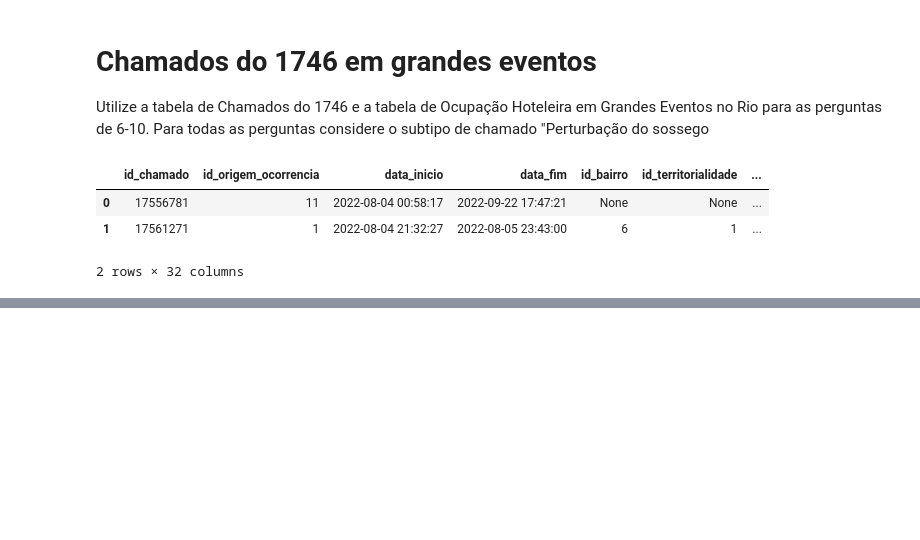
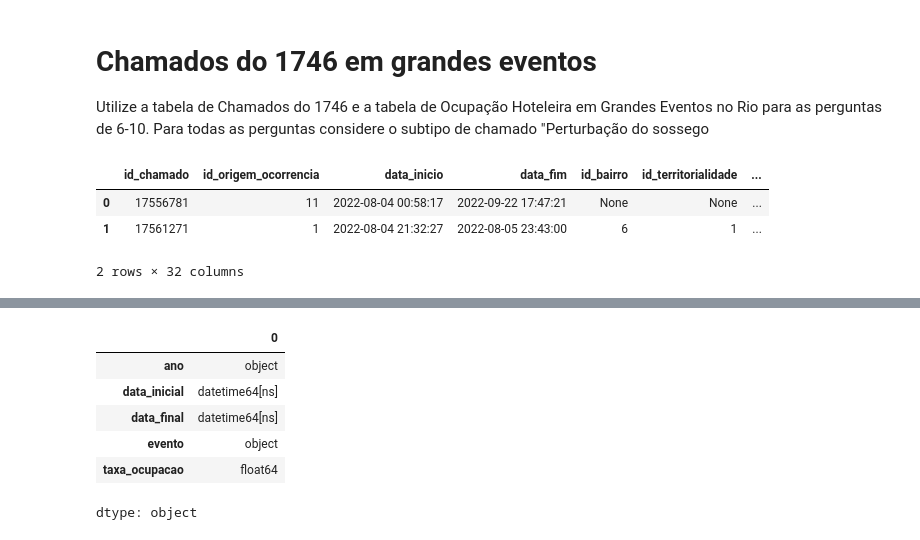
Before and after one commit to JairsonAlbertoSami/desafio-junior-data-scientis, a Jupyter notebook: Analise_python.ipynb, the cells around one changed output, grey strips where cells are left out. Drawn from its saved outputs; the diff is of its cells as text; code cells hidden in the pictures; blank space fills up the shorter version.

```diff
--- a/Analise_python.ipynb
+++ b/Analise_python.ipynb
@@ -176,0 +222,10 @@ df_chamados_grandes_eventos.head(2)
+# %%
+df_eventos.dtypes
+# %% [output]
+|  | 0 |
+| ano | object |
+| data_inicial | datetime64[ns] |
+| data_final | datetime64[ns] |
+| evento | object |
+| taxa_ocupacao | float64 |
+dtype: object
```
Also changed, not shown: parts of 10 cells of this notebook.
